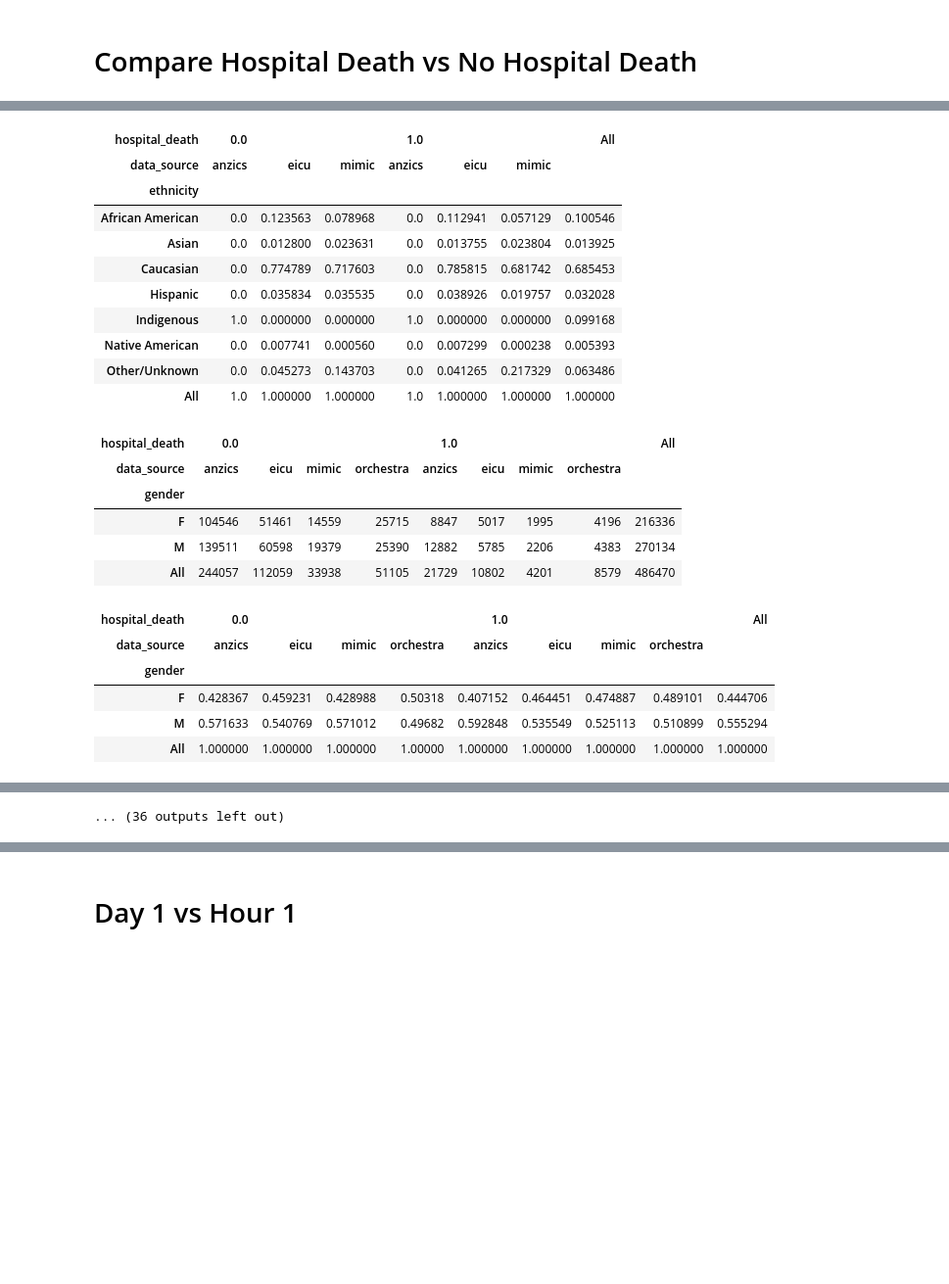
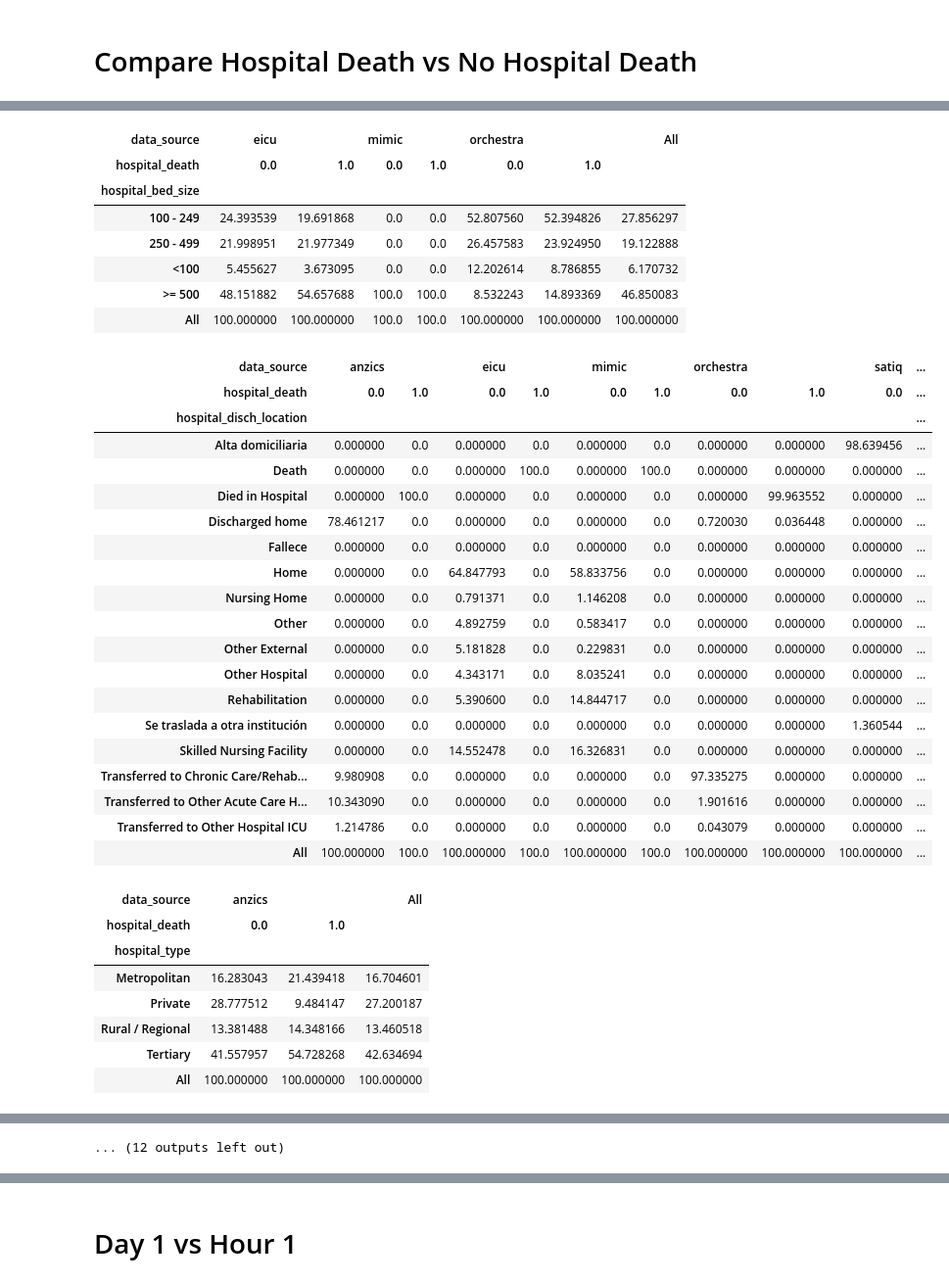
Before and after one commit to MIT-LCP/gossis, a Jupyter notebook: compare-data.ipynb, the cells around one changed output, grey strips where cells are left out. Shown at 98% size. Cells and saved outputs as stored; diff of their text form; code cells hidden in the pictures; blank space fills up the shorter version.

```diff
--- a/compare-data.ipynb
+++ b/compare-data.ipynb
@@ -314,8 +181,8 @@ for a in fac_list:
     if a in ['hospital_death','bmi','apache_3j_score','icu_id', 'hospital_bed_size_numeric', 'icu_admit_type', 'apsiii']:
         continue
     tbl = pd.crosstab(df[a], df['data_source'], margins = True)
-    display(HTML(tbl.to_html().replace('NaN', '')))
+    #display(HTML(tbl.to_html().replace('NaN', '')))
     #get percentage table
     tbl_perc = tbl/tbl.xs('All', axis=0)
-    display(HTML(tbl_perc.to_html()))
+    display(HTML(tbl_perc.to_html().replace('NaN', '')))
 # %% [output]
@@ -432,12 +301,3 @@ for a in fac_list:
 | >= 500 | 0.487370 | 1.0 | 0.094467 | 0.468501 |
 | All | 1.000000 | 1.0 | 1.000000 | 1.000000 |
 ... (36 outputs left out)
-# %%
-fac_list = df_var.loc[(df_var['dataType']!='numeric')&(df_var['category']!='identifier'),'varname']
-f_l=[]
-for a in fac_list:
-    if a in ['hospital_death','bmi','apache_3j_score','icu_id', 'hospital_bed_size_numeric', 'icu_admit_type', 'apsiii']:
-        continue
-    else:
-        f_l=f_l+[a]
-print(f_l)
@@ -720,9 +439,8 @@ fac_list = df_var.loc[(df_var['dataType']!='numeric')&(df_var['category']!='iden
 for a in fac_list:
     if a in ['hospital_death','bmi','apache_3j_score','icu_id', 'hospital_bed_size_numeric', 'icu_admit_type', 'apsiii']:
         continue
-    tbl = pd.crosstab(df[a], [df['hospital_death'],df['data_source']], margins = True)
-    display(HTML(tbl.to_html().replace('NaN', '')))
+    tbl = pd.crosstab(df[a], [df['data_source'],df['hospital_death']], margins = True)
     #get percentage table
-    tbl_perc = tbl/tbl.xs('All', axis=0)
+    tbl_perc = tbl*100.0/tbl.xs('All', axis=0)
     display(HTML(tbl_perc.to_html()))
 # %% [output]
@@ -768,23 +498,36 @@ for a in fac_list:
-| hospital_death | 0.0 |  |  | 1.0 |  |  | All |
-| data_source | anzics | eicu | mimic | anzics | eicu | mimic |  |
-| ethnicity |  |  |  |  |  |  |  |
-| African American | 0.0 | 0.123563 | 0.078968 | 0.0 | 0.112941 | 0.057129 | 0.100546 |
-| Asian | 0.0 | 0.012800 | 0.023631 | 0.0 | 0.013755 | 0.023804 | 0.013925 |
-| Caucasian | 0.0 | 0.774789 | 0.717603 | 0.0 | 0.785815 | 0.681742 | 0.685453 |
-| Hispanic | 0.0 | 0.035834 | 0.035535 | 0.0 | 0.038926 | 0.019757 | 0.032028 |
-| Indigenous | 1.0 | 0.000000 | 0.000000 | 1.0 | 0.000000 | 0.000000 | 0.099168 |
-| Native American | 0.0 | 0.007741 | 0.000560 | 0.0 | 0.007299 | 0.000238 | 0.005393 |
-| Other/Unknown | 0.0 | 0.045273 | 0.143703 | 0.0 | 0.041265 | 0.217329 | 0.063486 |
-| All | 1.0 | 1.000000 | 1.000000 | 1.0 | 1.000000 | 1.000000 | 1.000000 |
+| data_source | eicu |  | mimic |  | orchestra |  | All |
+| hospital_death | 0.0 | 1.0 | 0.0 | 1.0 | 0.0 | 1.0 |  |
+| hospital_bed_size |  |  |  |  |  |  |  |
+| 100 - 249 | 24.393539 | 19.691868 | 0.0 | 0.0 | 52.807560 | 52.394826 | 27.856297 |
+| 250 - 499 | 21.998951 | 21.977349 | 0.0 | 0.0 | 26.457583 | 23.924950 | 19.122888 |
+| <100 | 5.455627 | 3.673095 | 0.0 | 0.0 | 12.202614 | 8.786855 | 6.170732 |
+| >= 500 | 48.151882 | 54.657688 | 100.0 | 100.0 | 8.532243 | 14.893369 | 46.850083 |
+| All | 100.000000 | 100.000000 | 100.0 | 100.0 | 100.000000 | 100.000000 | 100.000000 |
-| hospital_death | 0.0 |  |  |  | 1.0 |  |  |  | All |
-| data_source | anzics | eicu | mimic | orchestra | anzics | eicu | mimic | orchestra |  |
-| gender |  |  |  |  |  |  |  |  |  |
-| F | 104546 | 51461 | 14559 | 25715 | 8847 | 5017 | 1995 | 4196 | 216336 |
-| M | 139511 | 60598 | 19379 | 25390 | 12882 | 5785 | 2206 | 4383 | 270134 |
-| All | 244057 | 112059 | 33938 | 51105 | 21729 | 10802 | 4201 | 8579 | 486470 |
+| data_source | anzics |  | eicu |  | mimic |  | orchestra |  | satiq | ... |
+| hospital_death | 0.0 | 1.0 | 0.0 | 1.0 | 0.0 | 1.0 | 0.0 | 1.0 | 0.0 | ... |
+| hospital_disch_location |  |  |  |  |  |  |  |  |  | ... |
+| Alta domiciliaria | 0.000000 | 0.0 | 0.000000 | 0.0 | 0.000000 | 0.0 | 0.000000 | 0.000000 | 98.639456 | ... |
+| Death | 0.000000 | 0.0 | 0.000000 | 100.0 | 0.000000 | 100.0 | 0.000000 | 0.000000 | 0.000000 | ... |
+| Died in Hospital | 0.000000 | 100.0 | 0.000000 | 0.0 | 0.000000 | 0.0 | 0.000000 | 99.963552 | 0.000000 | ... |
+| Discharged home | 78.461217 | 0.0 | 0.000000 | 0.0 | 0.000000 | 0.0 | 0.720030 | 0.036448 | 0.000000 | ... |
+| Fallece | 0.000000 | 0.0 | 0.000000 | 0.0 | 0.000000 | 0.0 | 0.000000 | 0.000000 | 0.000000 | ... |
+| Home | 0.000000 | 0.0 | 64.847793 | 0.0 | 58.833756 | 0.0 | 0.000000 | 0.000000 | 0.000000 | ... |
+| Nursing Home | 0.000000 | 0.0 | 0.791371 | 0.0 | 1.146208 | 0.0 | 0.000000 | 0.000000 | 0.000000 | ... |
+| Other | 0.000000 | 0.0 | 4.892759 | 0.0 | 0.583417 | 0.0 | 0.000000 | 0.000000 | 0.000000 | ... |
+| Other External | 0.000000 | 0.0 | 5.181828 | 0.0 | 0.229831 | 0.0 | 0.000000 | 0.000000 | 0.000000 | ... |
+| Other Hospital | 0.000000 | 0.0 | 4.343171 | 0.0 | 8.035241 | 0.0 | 0.000000 | 0.000000 | 0.000000 | ... |
+| Rehabilitation | 0.000000 | 0.0 | 5.390600 | 0.0 | 14.844717 | 0.0 | 0.000000 | 0.000000 | 0.000000 | ... |
+| Se traslada a otra institución | 0.000000 | 0.0 | 0.000000 | 0.0 | 0.000000 | 0.0 | 0.000000 | 0.000000 | 1.360544 | ... |
+| Skilled Nursing Facility | 0.000000 | 0.0 | 14.552478 | 0.0 | 16.326831 | 0.0 | 0.000000 | 0.000000 | 0.000000 | ... |
+| Transferred to Chronic Care/Rehab... | 9.980908 | 0.0 | 0.000000 | 0.0 | 0.000000 | 0.0 | 97.335275 | 0.000000 | 0.000000 | ... |
+| Transferred to Other Acute Care H... | 10.343090 | 0.0 | 0.000000 | 0.0 | 0.000000 | 0.0 | 1.901616 | 0.000000 | 0.000000 | ... |
+| Transferred to Other Hospital ICU | 1.214786 | 0.0 | 0.000000 | 0.0 | 0.000000 | 0.0 | 0.043079 | 0.000000 | 0.000000 | ... |
+| All | 100.000000 | 100.0 | 100.000000 | 100.0 | 100.000000 | 100.0 | 100.000000 | 100.000000 | 100.000000 | ... |
-| hospital_death | 0.0 |  |  |  | 1.0 |  |  |  | All |
-| data_source | anzics | eicu | mimic | orchestra | anzics | eicu | mimic | orchestra |  |
-| gender |  |  |  |  |  |  |  |  |  |
-| F | 0.428367 | 0.459231 | 0.428988 | 0.50318 | 0.407152 | 0.464451 | 0.474887 | 0.489101 | 0.444706 |
-| M | 0.571633 | 0.540769 | 0.571012 | 0.49682 | 0.592848 | 0.535549 | 0.525113 | 0.510899 | 0.555294 |
-| All | 1.000000 | 1.000000 | 1.000000 | 1.00000 | 1.000000 | 1.000000 | 1.000000 | 1.000000 | 1.000000 |
+| data_source | anzics |  | All |
+| hospital_death | 0.0 | 1.0 |  |
+| hospital_type |  |  |  |
+| Metropolitan | 16.283043 | 21.439418 | 16.704601 |
+| Private | 28.777512 | 9.484147 | 27.200187 |
+| Rural / Regional | 13.381488 | 14.348166 | 13.460518 |
+| Tertiary | 41.557957 | 54.728268 | 42.634694 |
+| All | 100.000000 | 100.000000 | 100.000000 |
@@ -845 +597 @@ for a in fac_list:
-... (36 outputs left out)
+... (12 outputs left out)
```
Also changed, not shown: parts of 27 cells of this notebook.
